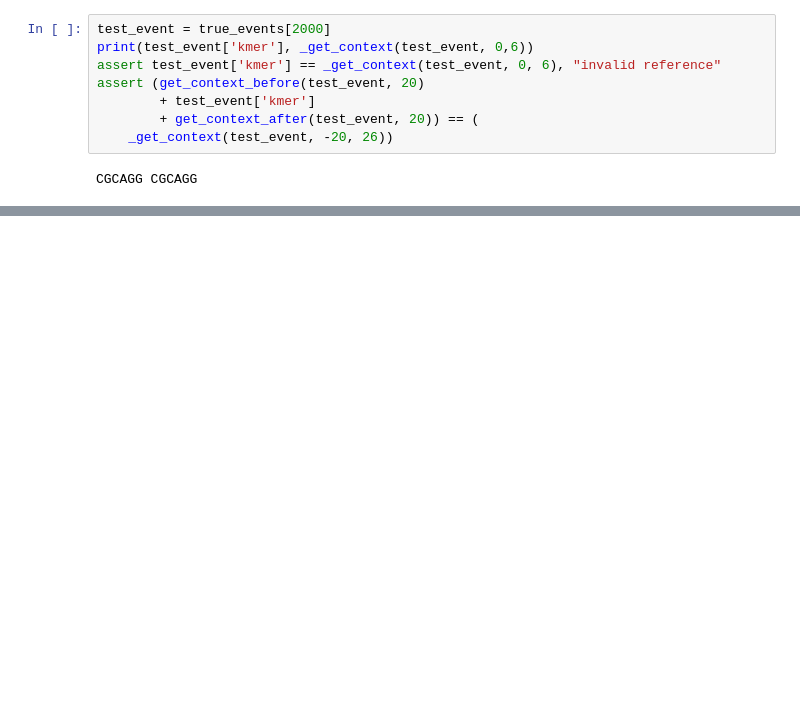
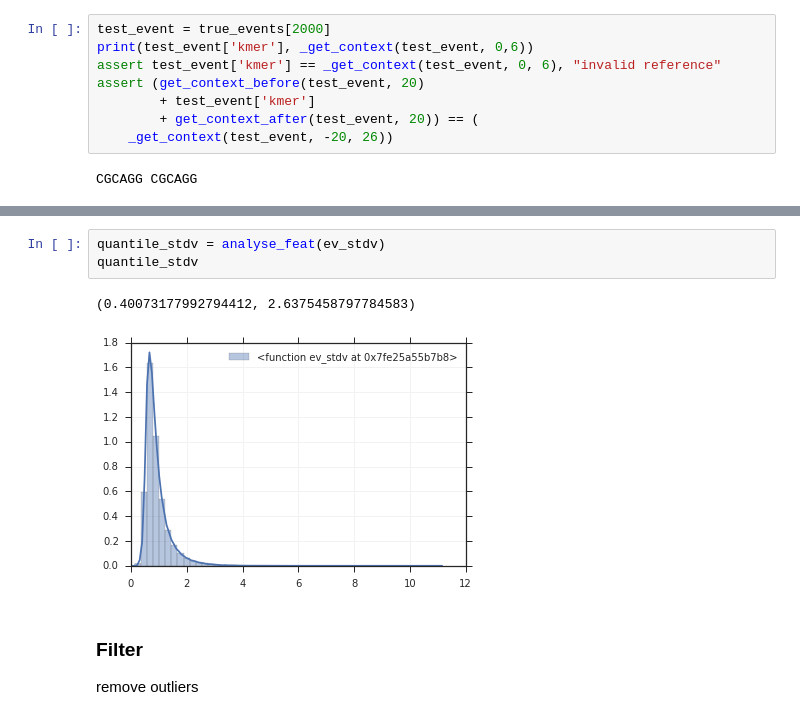
Before and after one commit to grst/nanopore-notebooks, a Jupyter notebook: 05_MAP006-basecaller/context_prediction/context_model.ipynb, the cells around one changed output, grey strips where cells are left out. Cells and saved outputs as stored; diff of their text form; blank space fills up the shorter version.

```diff
--- a/05_MAP006-basecaller/context_prediction/context_model.ipynb
+++ b/05_MAP006-basecaller/context_prediction/context_model.ipynb
@@ -223,0 +95,9 @@ ax.minorticks_on()
+# %%
+quantile_stdv = analyse_feat(ev_stdv)
+quantile_stdv
+# %% [output]
+(0.40073177992794412, 2.6375458797784583)
+[figure, added]
+# %% [markdown]
+### Filter
+remove outliers
```
Also changed, not shown: parts of 44 cells of this notebook, 3 other files.
